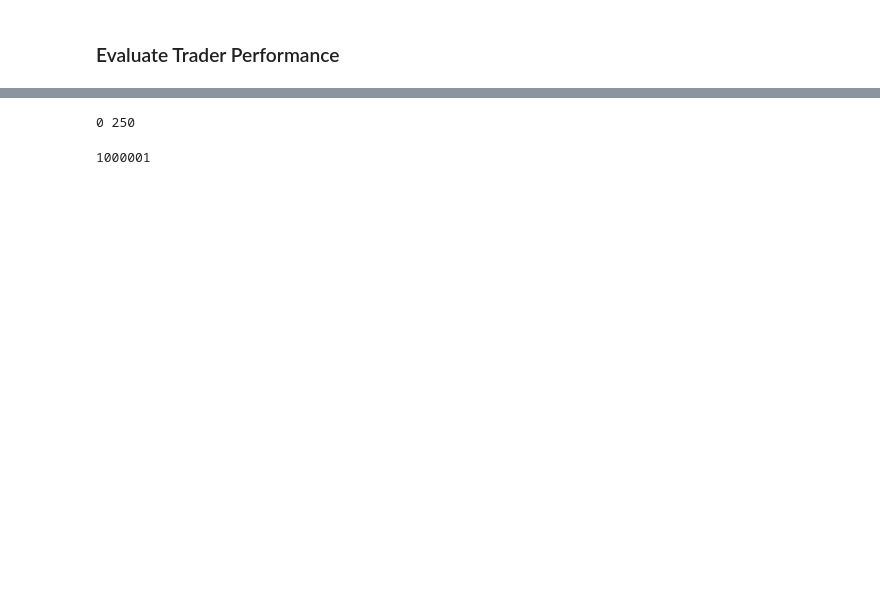
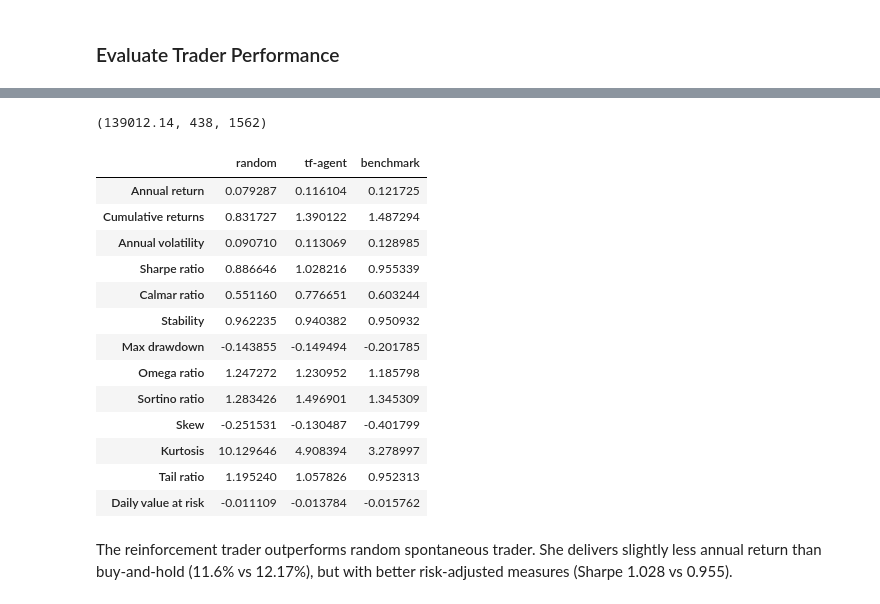
Before and after one commit to letianzj/QuantResearch, a Jupyter notebook: ml/reinforcement_trader.ipynb, the cells around one changed output, grey strips where cells are left out. Saved outputs shown, nothing was run; the diff lists cells and outputs as text; code cells hidden in the pictures; blank space fills up the shorter version.

```diff
--- a/ml/reinforcement_trader.ipynb
+++ b/ml/reinforcement_trader.ipynb
@@ -156,5 +158,5 @@ train_qt_env.set_feature_scaling(max_nav_scaler)
 eval_qt_env = TradingEnv(2, df_obs, df_exch)
 eval_qt_env.set_cash(cash)
 eval_qt_env.set_commission(0.0001)
-eval_qt_env.set_steps(n_lookback=10, n_warmup=50, n_maxsteps=2500, n_init_step=504)         # index 504 is 2012-01-03
+eval_qt_env.set_steps(n_lookback=10, n_warmup=50, n_maxsteps=2000, n_init_step=504)         # index 504 is 2012-01-03
 eval_qt_env.set_feature_scaling(max_nav_scaler)
@@ -166,10 +165,12 @@ train_qt_env._init_step
 # %%
-o1 = train_qt_env.reset()
+o1 = eval_qt_env.reset()
 total_reward = 0.0
 while True:
-    action = train_qt_env.action_space.sample()
-    o2, reward, done, info = train_qt_env.step(action)
+    #action = eval_qt_env.action_space.sample()
+    action = 1
+    o2, reward, done, info = eval_qt_env.step(action)
     total_reward += reward
     #print(action, reward * max_nav_scaler, info)
-    if done:
-        break
+    #if done:
+    #  break
+    break
@@ -606,19 +625,40 @@ train_env.pyenv.envs[0].env._df_positions
-# %%
-time_step = train_env.reset()
-ones = 0
-zeros = 0
-while not time_step.is_last():
-  action_step = agent.policy.action(time_step)
-  time_step = train_env.step(action_step.action)
-  if action_step.action.numpy()[0] == 1:
-    ones+=1
-  else:
-    zeros+=1
-
-print(zeros, ones)
-# %% [output]
-0 250
-# %%
- agent.train_step_counter.numpy()
-# %% [output]
-1000001
+# %%
+compute_avg_return(eval_env, random_policy, num_episodes=1)
+
+x_left = eval_env.pyenv.envs[0].env._init_step
+x_right = eval_env.pyenv.envs[0].env._current_step     # _maxsteps+1
+df_price = eval_env.pyenv.envs[0].env._df_exch[x_left:x_right].copy()
+df_spontaneous = eval_env.pyenv.envs[0].env._df_positions['NAV'][x_left:x_right].copy()
+# %%
+print(compute_avg_return(eval_env, saved_policy, num_episodes=1))
+df_reinforcement = eval_env.pyenv.envs[0].env._df_positions['NAV'][x_left:x_right].copy()
+# %% [output]
+(139012.14, 438, 1562)
+# %%
+df_all = pd.concat([df_spontaneous, df_reinforcement, df_price], axis=1)
+df_all.columns = ['spontaneous', 'tf-agent', 'benchmark']
+df_ret = df_all / df_all.shift(1) - 1
+df_ret = df_ret[1:]
+random_perf_stats = pf.timeseries.perf_stats(df_ret['spontaneous'])
+agent_perf_stats = pf.timeseries.perf_stats(df_ret['tf-agent'])
+benchmark_perf_stats = pf.timeseries.perf_stats(df_ret['benchmark'])
+perf_stats = pd.concat([random_perf_stats, agent_perf_stats, benchmark_perf_stats], axis=1)
+perf_stats.columns = ['random', 'tf-agent', 'benchmark']
+perf_stats
+# %% [output]
+|  | random | tf-agent | benchmark |
+| Annual return | 0.079287 | 0.116104 | 0.121725 |
+| Cumulative returns | 0.831727 | 1.390122 | 1.487294 |
+| Annual volatility | 0.090710 | 0.113069 | 0.128985 |
+| Sharpe ratio | 0.886646 | 1.028216 | 0.955339 |
+| Calmar ratio | 0.551160 | 0.776651 | 0.603244 |
+| Stability | 0.962235 | 0.940382 | 0.950932 |
+| Max drawdown | -0.143855 | -0.149494 | -0.201785 |
+| Omega ratio | 1.247272 | 1.230952 | 1.185798 |
+| Sortino ratio | 1.283426 | 1.496901 | 1.345309 |
+| Skew | -0.251531 | -0.130487 | -0.401799 |
+| Kurtosis | 10.129646 | 4.908394 | 3.278997 |
+| Tail ratio | 1.195240 | 1.057826 | 0.952313 |
+| Daily value at risk | -0.011109 | -0.013784 | -0.015762 |
+# %% [markdown]
+The reinforcement trader outperforms random spontaneous trader. She delivers slightly less annual return than buy-and-hold (11.6% vs 12.17%), but with better risk-adjusted measures (Sharpe 1.028 vs 0.955).
```
Also changed, not shown: parts of 35 cells of this notebook.
